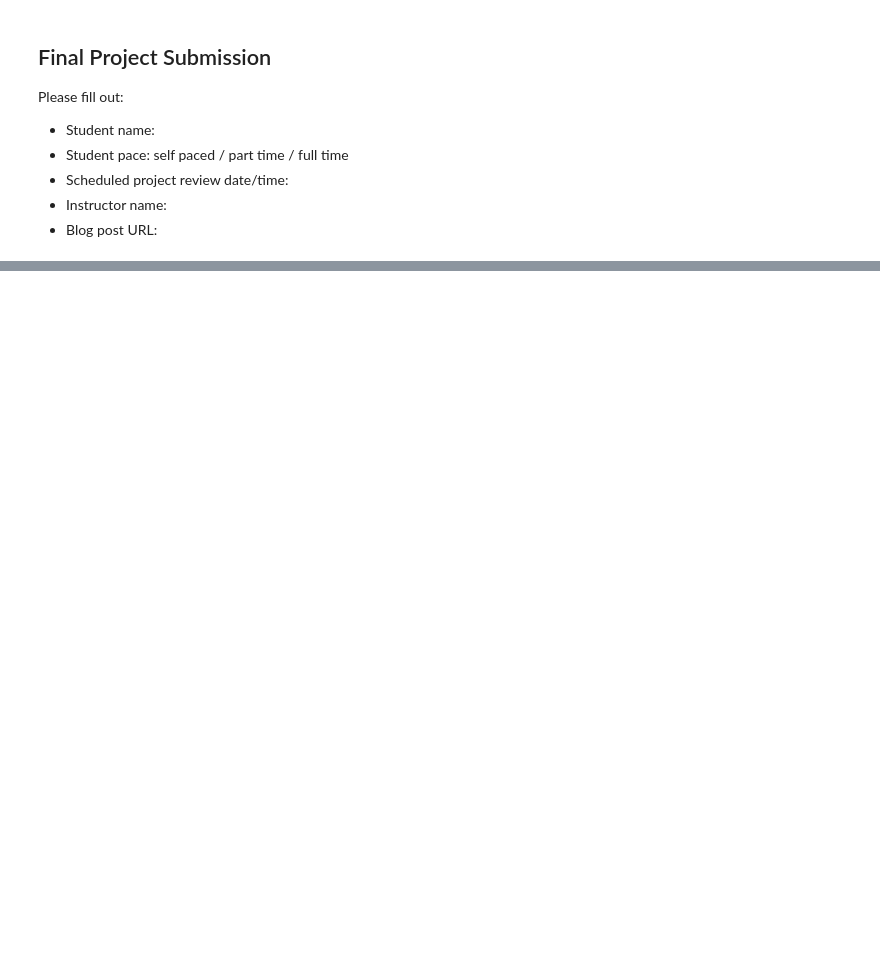
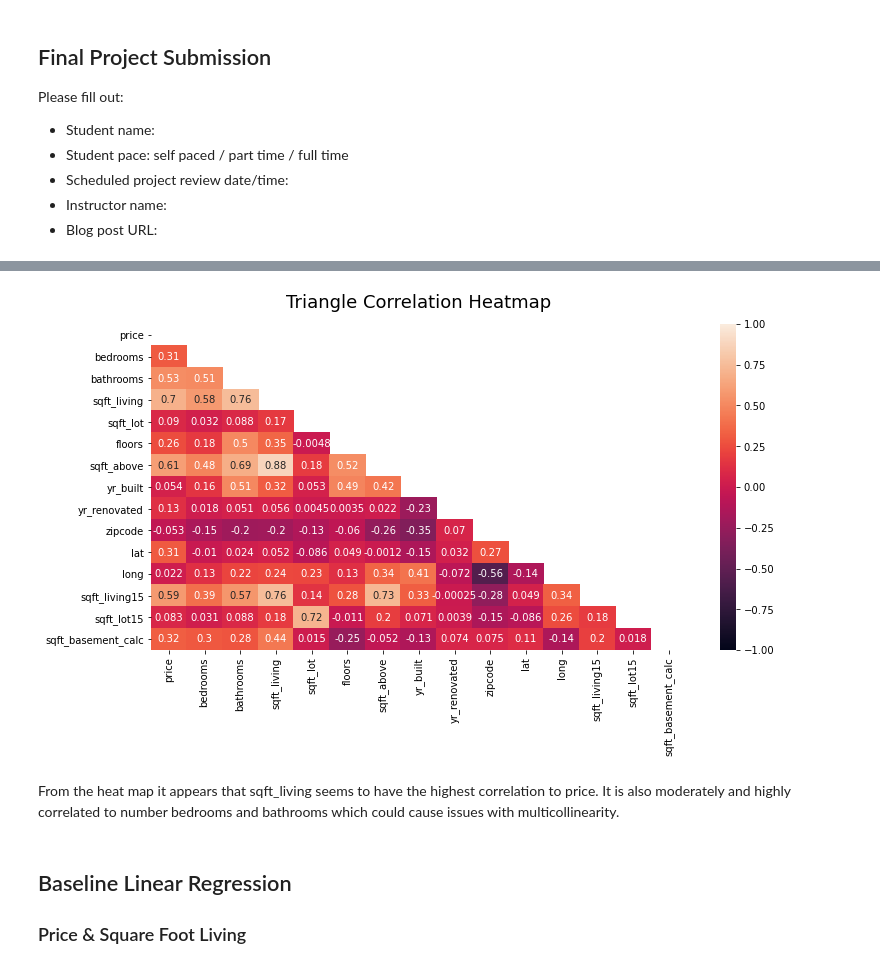
Before and after one commit to mattrubic/dsc-phase-2-project-v2-3, a Jupyter notebook: student.ipynb, the cells around one changed output, grey strips where cells are left out. Saved outputs shown, nothing was run; the diff lists cells and outputs as text; code cells hidden in the pictures; blank space fills up the shorter version.

```diff
--- a/student.ipynb
+++ b/student.ipynb
@@ -31,0 +100,5 @@ df.info()
+# %%
+#several of the rows contain null values, in order to preserve data
+#we decided to recategorize null at "unknown"
+df['waterfront'] = df['waterfront'].fillna('Unknown')
+df['waterfront'].value_counts()
@@ -31,0 +159,2 @@ df.info()
+# %%
+df['sqft_basement_calc'] = df['sqft_living'] - df['sqft_above']
@@ -31,0 +179,22 @@ df.info()
+# %%
+relevant_columns = [
+ 'price',
+ 'bedrooms',
+ 'bathrooms',
+ 'sqft_living',
+ 'sqft_lot',
+ 'floors',
+ 'waterfront',
+ 'condition',
+ 'grade',
+ 'sqft_above',
+ 'yr_built',
+ 'yr_renovated',
+ 'zipcode',
+ 'lat',
+ 'long',
+ 'sqft_living15',
+ 'sqft_lot15',
+ 'sqft_basement_calc',
+]
+df = df[relevant_columns]
@@ -33,0 +240,12 @@ sns.pairplot(df)
+# %%
+plt.figure(figsize=(12,6))
+mask = np.triu(np.ones_like(df.corr(), dtype=bool))
+heatmap = sns.heatmap(df.corr(), mask=mask, vmin=-1, vmax=1, annot = True);
+heatmap.set_title('Triangle Correlation Heatmap', fontdict={'fontsize':18}, pad=16);
+# %% [output]
+[figure, added]
+# %% [markdown]
+From the heat map it appears that sqft_living seems to have the highest correlation to price. It is also moderately and highly correlated to number bedrooms and bathrooms which could cause issues with multicollinearity.
+# %% [markdown]
+## Baseline Linear Regression
+### Price & Square Foot Living
```
Also changed, not shown: parts of 58 cells of this notebook.
